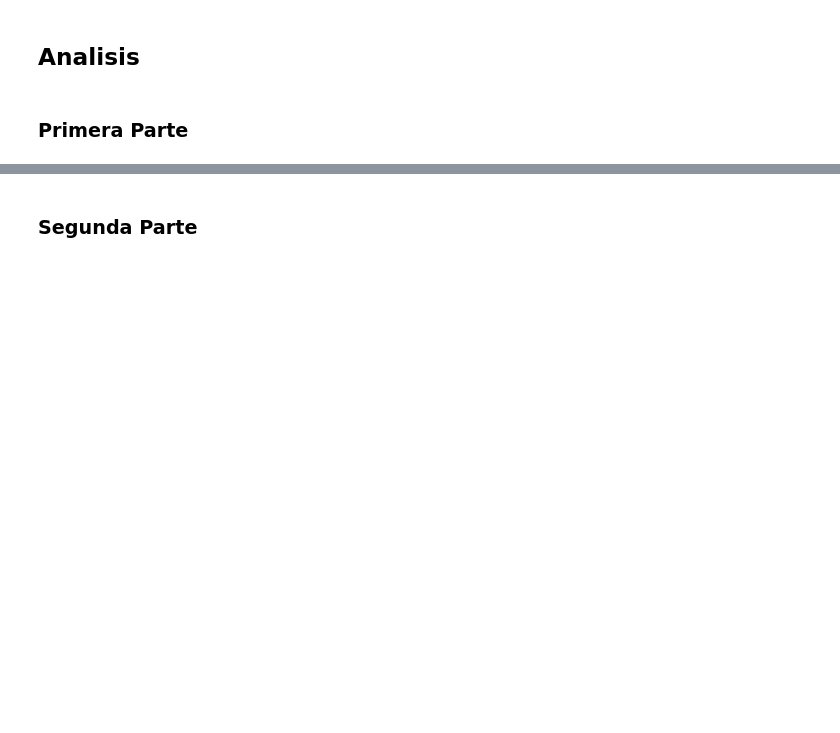
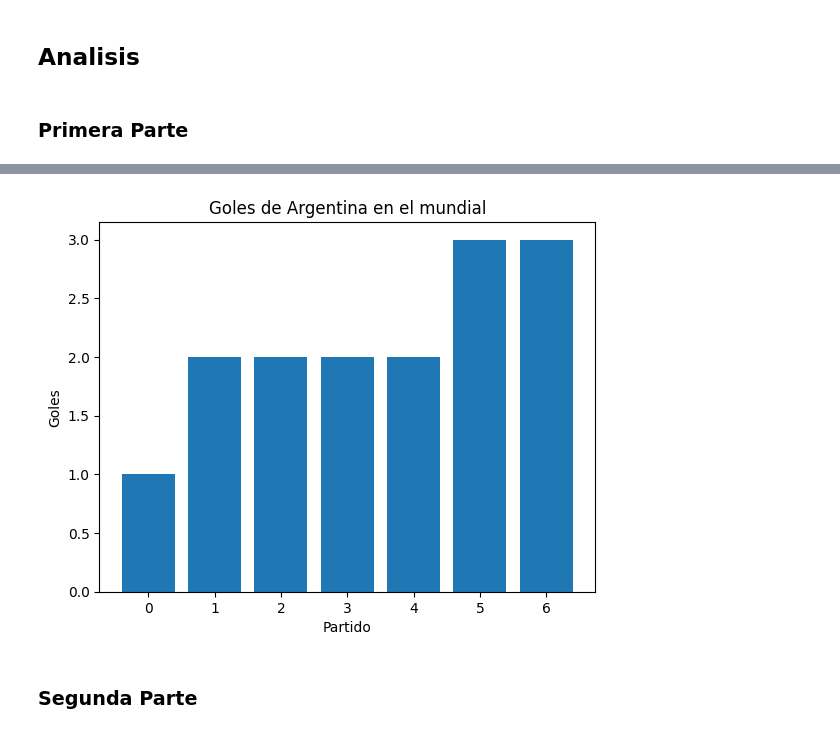
Before and after one commit to IgnacioPardo/Tecnologias_Exponenciales_2024, a Jupyter notebook: Qatar_2022/mundial_qatar_2022.ipynb, the cells around one changed output, grey strips where cells are left out. Cells and saved outputs as stored; diff of their text form; code cells hidden in the pictures; blank space fills up the shorter version.

```diff
--- a/Qatar_2022/mundial_qatar_2022.ipynb
+++ b/Qatar_2022/mundial_qatar_2022.ipynb
@@ -79,2 +242,25 @@ fig, ax = plt.subplots()
+# %%
+# Graficar los goles hechos por el equipo en cada partido
+
+# golesLocal = partidosLocal["number of goals team1"]
+# golesVisitante = partidosVisitante["number of goals team2"]
+# golesTotal = pd.concat([golesLocal, golesVisitante])
+# # Sort by index
+# golesTotal = golesTotal.sort_index()
+
+golesTotal = mundial["number of goals team1"] * filtroLocal + mundial["number of goals team2"] * filtroVisitante
+golesTotal = golesTotal[filtroLocal | filtroVisitante]
+
+fig, ax = plt.subplots()
+# Completar
+
+ax.set_title("Goles de Argentina en el mundial")
+ax.set_xlabel("Partido")
+ax.set_ylabel("Goles")
+ax.bar(range(len(golesTotal)), golesTotal)
+
+plt.show()
+# %% [output]
+[figure, added]
 # %% [markdown]
 ### Segunda Parte
```
Also changed, not shown: parts of 33 cells of this notebook.
